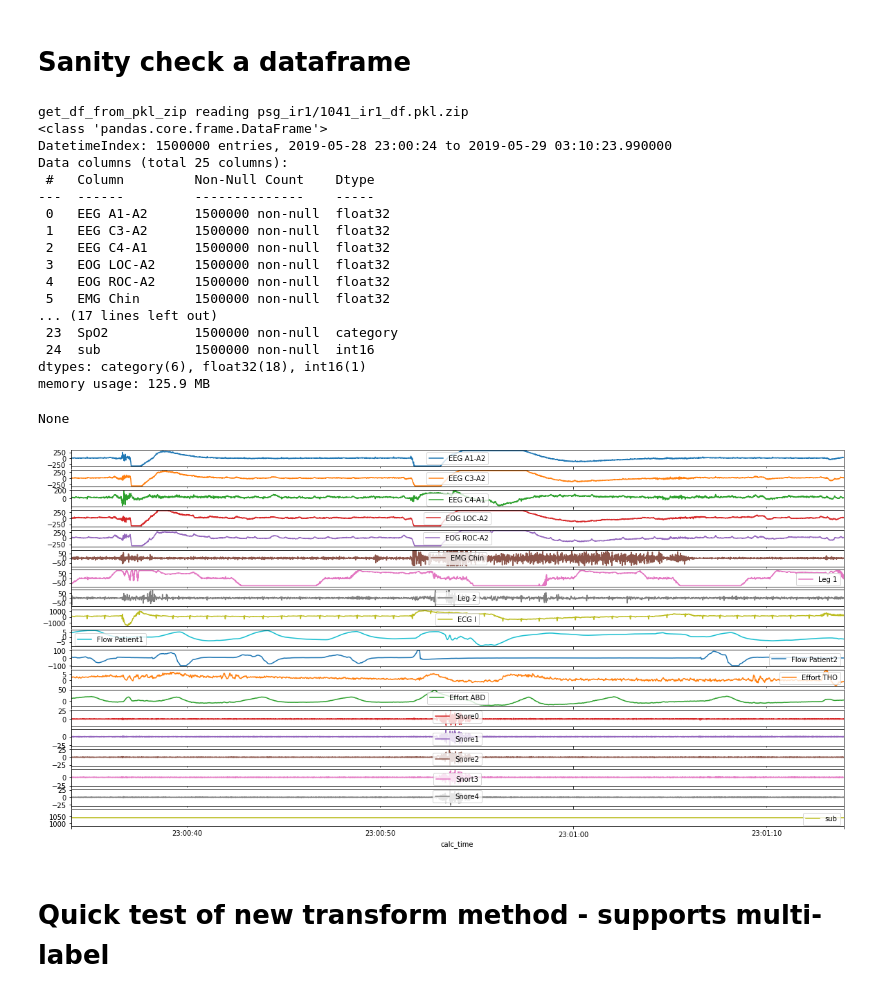
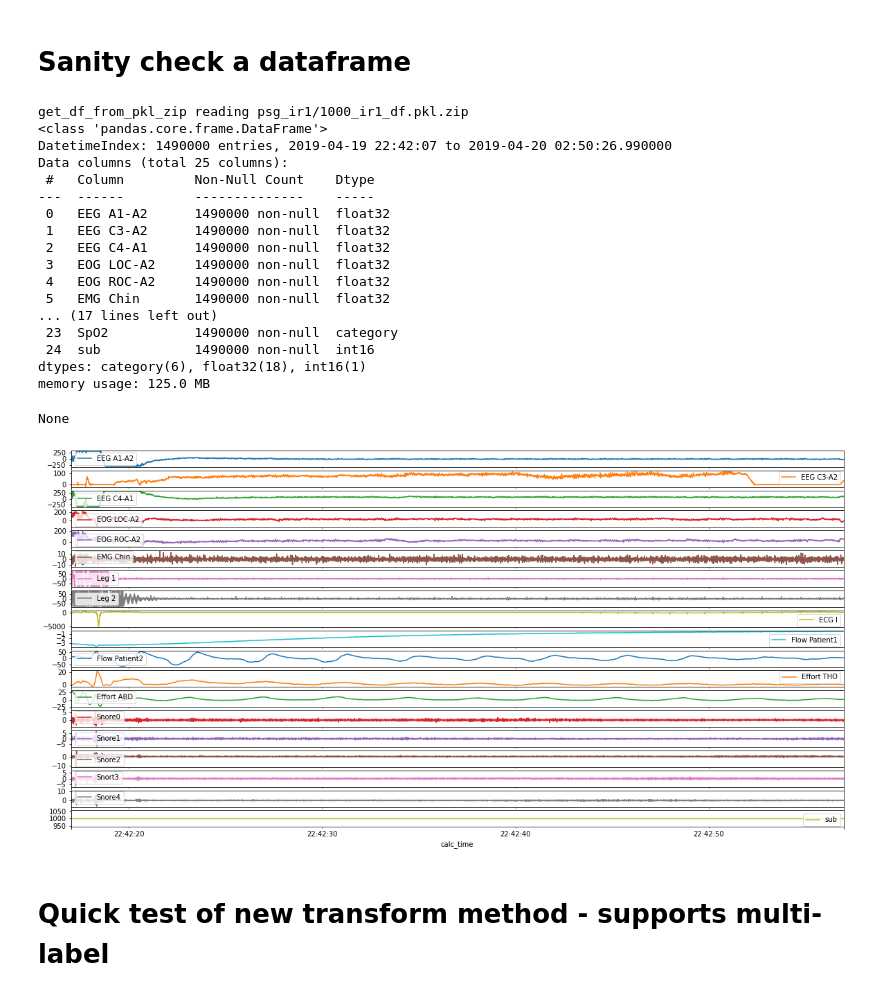
Before and after one commit to imics-lab/load_data_time_series, a Jupyter notebook: Sleep/PSG-Audio_load_dataset.ipynb, the cells around one changed output. Drawn from its saved outputs; the diff is of its cells as text; code cells hidden in the pictures.

```diff
--- a/Sleep/PSG-Audio_load_dataset.ipynb
+++ b/Sleep/PSG-Audio_load_dataset.ipynb
@@ -173,42 +176,42 @@ WARNING: all_sub_list length is 41 but should be 192!
 # %%
 def get_df_from_pkl_zip(sub_num):
     """loads a dataframe in memory from <ir1_dir><sub_num>'_ir1_df.pkl.zip'"""
     pkl_ffname = os.path.join(ir1_dir,str(sub_num)+'_ir1_df.pkl.zip')
     if verbose:
         print('get_df_from_pkl_zip reading', pkl_ffname)
     df = pd.read_pickle(pkl_ffname)
     return df
 if interactive:
-    sub_num = 1041 # random pick from first zip file
+    sub_num = 1000 # random pick from first zip file
     ir1_df = get_df_from_pkl_zip(sub_num = sub_num)
     display(ir1_df.info())
     # print("Dataframe shape is",ir1_df.shape)
     # display(ir1_df.head())
     # display(ir1_df.tail())
     y1 = 1000 # starting y value (row #)
     y2 = 5000 # ending, plotting the whole dataframe is too much.
     #ir1_df.iloc[499:999].plot(y='EEG A1-A2',subplots=True, layout=(1,2))
     ir1_df.iloc[y1:y2].plot(subplots=True, figsize=(20, 10)) # yay Pandas
 # %% [output]
-get_df_from_pkl_zip reading psg_ir1/1041_ir1_df.pkl.zip
+get_df_from_pkl_zip reading psg_ir1/1000_ir1_df.pkl.zip
 <class 'pandas.core.frame.DataFrame'>
-DatetimeIndex: 1500000 entries, 2019-05-28 23:00:24 to 2019-05-29 03:10:23.990000
+DatetimeIndex: 1490000 entries, 2019-04-19 22:42:07 to 2019-04-20 02:50:26.990000
 Data columns (total 25 columns):
  #   Column         Non-Null Count    Dtype
 ---  ------         --------------    -----
- 0   EEG A1-A2      1500000 non-null  float32
- 1   EEG C3-A2      1500000 non-null  float32
- 2   EEG C4-A1      1500000 non-null  float32
- 3   EOG LOC-A2     1500000 non-null  float32
- 4   EOG ROC-A2     1500000 non-null  float32
- 5   EMG Chin       1500000 non-null  float32
+ 0   EEG A1-A2      1490000 non-null  float32
+ 1   EEG C3-A2      1490000 non-null  float32
+ 2   EEG C4-A1      1490000 non-null  float32
+ 3   EOG LOC-A2     1490000 non-null  float32
+ 4   EOG ROC-A2     1490000 non-null  float32
+ 5   EMG Chin       1490000 non-null  float32
 ... (17 lines left out)
- 23  SpO2           1500000 non-null  category
- 24  sub            1500000 non-null  int16
+ 23  SpO2           1490000 non-null  category
+ 24  sub            1490000 non-null  int16
 dtypes: category(6), float32(18), int16(1)
-memory usage: 125.9 MB
+memory usage: 125.0 MB
 None
-[figure, old version]
+[figure, new version]
 # %% [markdown]
 # Quick test of new transform method - supports multi-label
 # %%
```
Also changed, not shown: parts of 20 cells of this notebook.
